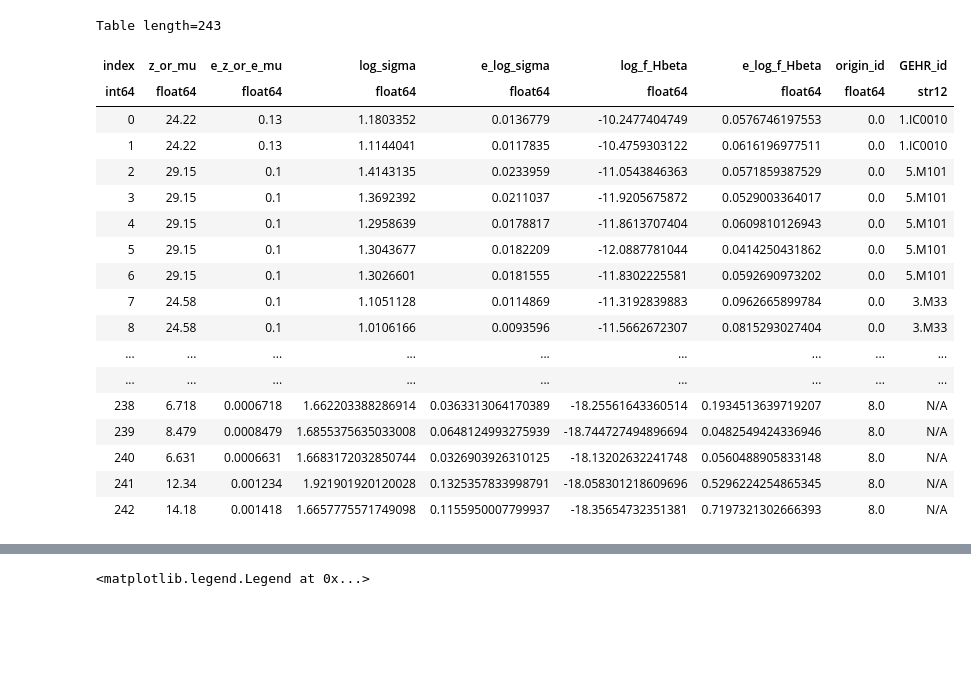
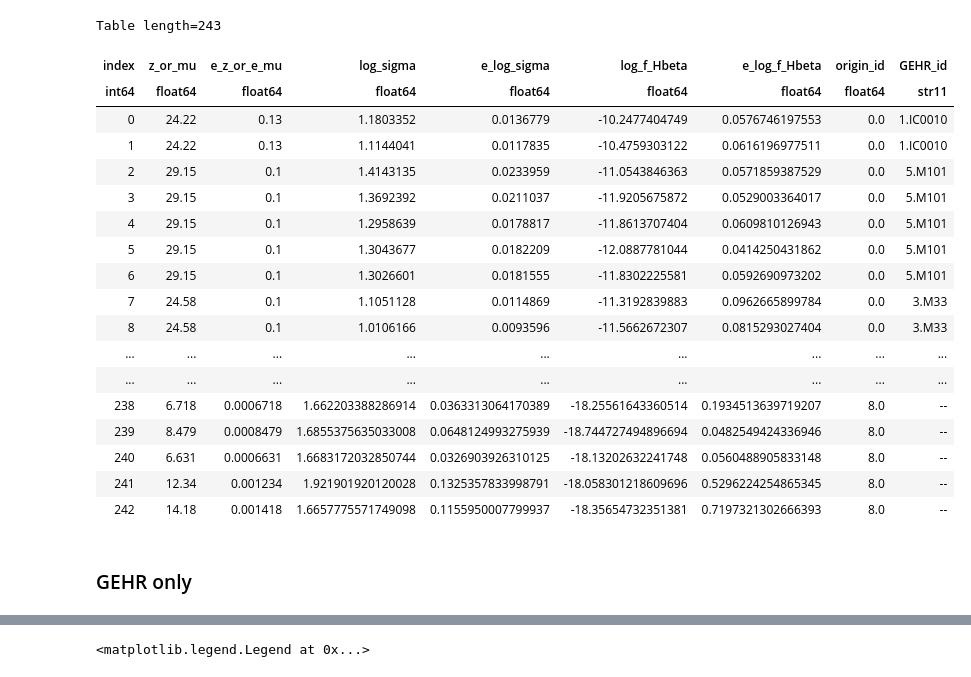
Before and after one commit to hol1m4n/HIIGalaxies, a Jupyter notebook: Bayesian_samplers/Multinest/GEHR_tests.ipynb, the cells around one changed output, grey strips where cells are left out. Saved outputs shown, nothing was run; the diff lists cells and outputs as text; code cells hidden in the pictures; blank space fills up the shorter version.

Commit message:
Ho tests selecting GEHR hosts

```diff
--- a/Bayesian_samplers/Multinest/GEHR_tests.ipynb
+++ b/Bayesian_samplers/Multinest/GEHR_tests.ipynb
@@ -17,13 +19,13 @@ from scipy import stats
 
 pc_to_cm = 3.08567758e18
 # %%
-LSdata_df = pd.read_csv('Compilation2026.csv',comment='#',index_col=False)
+LSdata_df = pd.read_csv('Compilation2026.csv',comment='#',index_col=False, dtype={'GEHR_id': str})
 LS_tab = Table.from_pandas(LSdata_df)
 LS_tab
 # %% [output]
 Table length=243
 | index | z_or_mu | e_z_or_e_mu | log_sigma | e_log_sigma | log_f_Hbeta | e_log_f_Hbeta | origin_id | GEHR_id |
-| int64 | float64 | float64 | float64 | float64 | float64 | float64 | float64 | str12 |
+| int64 | float64 | float64 | float64 | float64 | float64 | float64 | float64 | str11 |
 | 0 | 24.22 | 0.13 | 1.1803352 | 0.0136779 | -10.2477404749 | 0.0576746197553 | 0.0 | 1.IC0010 |
 | 1 | 24.22 | 0.13 | 1.1144041 | 0.0117835 | -10.4759303122 | 0.0616196977511 | 0.0 | 1.IC0010 |
 | 2 | 29.15 | 0.1 | 1.4143135 | 0.0233959 | -11.0543846363 | 0.0571859387529 | 0.0 | 5.M101 |
@@ -35,8 +37,10 @@ Table length=243
 | 8 | 24.58 | 0.1 | 1.0106166 | 0.0093596 | -11.5662672307 | 0.0815293027404 | 0.0 | 3.M33 |
 | ... | ... | ... | ... | ... | ... | ... | ... | ... |
 | ... | ... | ... | ... | ... | ... | ... | ... | ... |
-| 238 | 6.718 | 0.0006718 | 1.662203388286914 | 0.0363313064170389 | -18.25561643360514 | 0.1934513639719207 | 8.0 | N/A |
-| 239 | 8.479 | 0.0008479 | 1.6855375635033008 | 0.0648124993275939 | -18.744727494896694 | 0.0482549424336946 | 8.0 | N/A |
-| 240 | 6.631 | 0.0006631 | 1.6683172032850744 | 0.0326903926310125 | -18.13202632241748 | 0.0560488905833148 | 8.0 | N/A |
-| 241 | 12.34 | 0.001234 | 1.921901920120028 | 0.1325357833998791 | -18.058301218609696 | 0.5296224254865345 | 8.0 | N/A |
-| 242 | 14.18 | 0.001418 | 1.6657775571749098 | 0.1155950007799937 | -18.35654732351381 | 0.7197321302666393 | 8.0 | N/A |
+| 238 | 6.718 | 0.0006718 | 1.662203388286914 | 0.0363313064170389 | -18.25561643360514 | 0.1934513639719207 | 8.0 | -- |
+| 239 | 8.479 | 0.0008479 | 1.6855375635033008 | 0.0648124993275939 | -18.744727494896694 | 0.0482549424336946 | 8.0 | -- |
+| 240 | 6.631 | 0.0006631 | 1.6683172032850744 | 0.0326903926310125 | -18.13202632241748 | 0.0560488905833148 | 8.0 | -- |
+| 241 | 12.34 | 0.001234 | 1.921901920120028 | 0.1325357833998791 | -18.058301218609696 | 0.5296224254865345 | 8.0 | -- |
+| 242 | 14.18 | 0.001418 | 1.6657775571749098 | 0.1155950007799937 | -18.35654732351381 | 0.7197321302666393 | 8.0 | -- |
+# %% [markdown]
+### GEHR only
```
Also changed, not shown: parts of 31 cells of this notebook, 53 other files.
